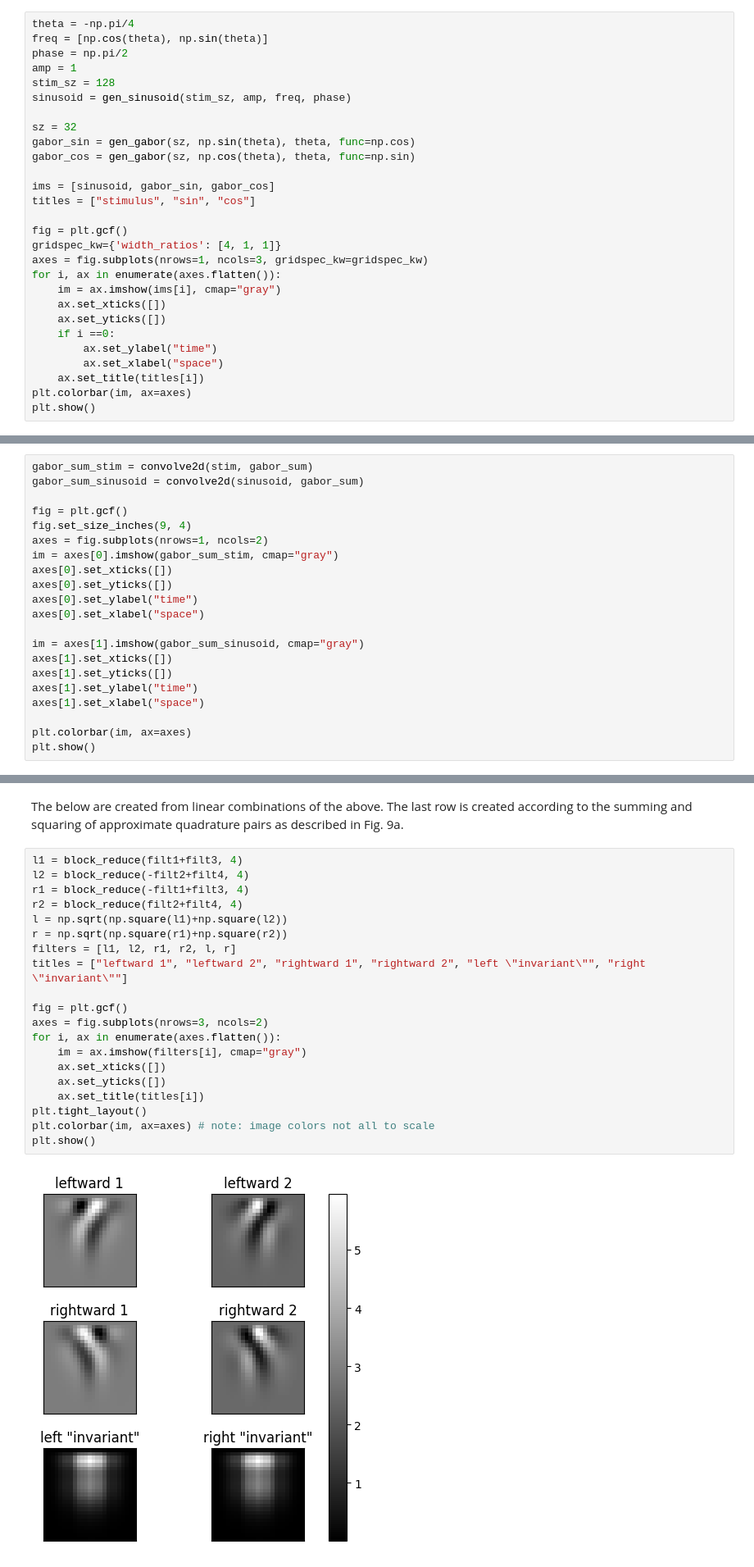
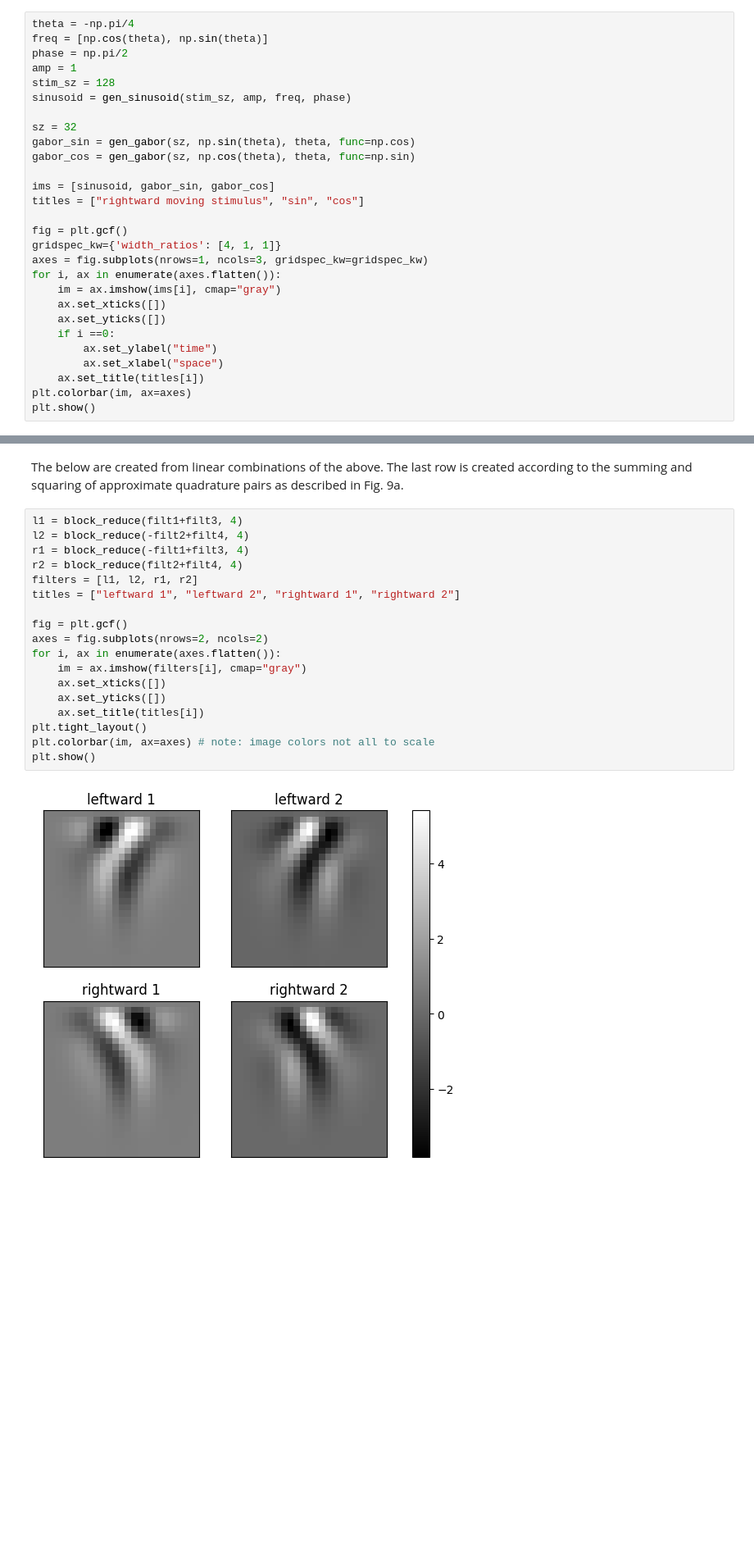
Before and after one commit to 9q9q/adelson_bergen85, a Jupyter notebook: adelson_bergen85.ipynb, the cells around one changed output, grey strips where cells are left out. Shown at 82% size. Saved outputs shown, nothing was run; the diff lists cells and outputs as text; blank space fills up the shorter version.

Commit message:
fixed filtering order of operations

```diff
--- a/adelson_bergen85.ipynb
+++ b/adelson_bergen85.ipynb
@@ -176,7 +199,7 @@ gabor_sin = gen_gabor(sz, np.sin(theta), theta, func=np.cos)
 gabor_cos = gen_gabor(sz, np.cos(theta), theta, func=np.sin)
 
 ims = [sinusoid, gabor_sin, gabor_cos]
-titles = ["stimulus", "sin", "cos"]
+titles = ["rightward moving stimulus", "sin", "cos"]
 
 fig = plt.gcf()
 gridspec_kw={'width_ratios': [4, 1, 1]}
@@ -241,21 +251,0 @@ plt.show()
-# %%
-gabor_sum_stim = convolve2d(stim, gabor_sum)
-gabor_sum_sinusoid = convolve2d(sinusoid, gabor_sum)
-
-fig = plt.gcf()
-fig.set_size_inches(9, 4)
-axes = fig.subplots(nrows=1, ncols=2)
-im = axes[0].imshow(gabor_sum_stim, cmap="gray")
-axes[0].set_xticks([])
-axes[0].set_yticks([])
-axes[0].set_ylabel("time")
-axes[0].set_xlabel("space")
-
-im = axes[1].imshow(gabor_sum_sinusoid, cmap="gray")
-axes[1].set_xticks([])
-axes[1].set_yticks([])
-axes[1].set_ylabel("time")
-axes[1].set_xlabel("space")
-
-plt.colorbar(im, ax=axes)
-plt.show()
@@ -325,25 +322,23 @@ The below are created from linear combinations of the above. The last row is cre
 # %%
 l1 = block_reduce(filt1+filt3, 4)
 l2 = block_reduce(-filt2+filt4, 4)
 r1 = block_reduce(-filt1+filt3, 4)
 r2 = block_reduce(filt2+filt4, 4)
-l = np.sqrt(np.square(l1)+np.square(l2))
-r = np.sqrt(np.square(r1)+np.square(r2))
-filters = [l1, l2, r1, r2, l, r]
-titles = ["leftward 1", "leftward 2", "rightward 1", "rightward 2", "left \"invariant\"", "right \"invariant\""]
+filters = [l1, l2, r1, r2]
+titles = ["leftward 1", "leftward 2", "rightward 1", "rightward 2"]
 
 fig = plt.gcf()
-axes = fig.subplots(nrows=3, ncols=2)
+axes = fig.subplots(nrows=2, ncols=2)
 for i, ax in enumerate(axes.flatten()):
     im = ax.imshow(filters[i], cmap="gray")
     ax.set_xticks([])
     ax.set_yticks([])
     ax.set_title(titles[i])
 plt.tight_layout()
 plt.colorbar(im, ax=axes) # note: image colors not all to scale
 plt.show()
 # %% [output]
-[figure, old version]
+[figure, new version]
 # %% [markdown]
 Don't think this is right, because the left and right supposedly invariant filters are pretty much the same, and these still kind of look like blurring filters. Not sure what parameters they used for the spatial and temporal filters, so that's at least one difference.
 
```
Also changed, not shown: parts of 18 cells of this notebook.
